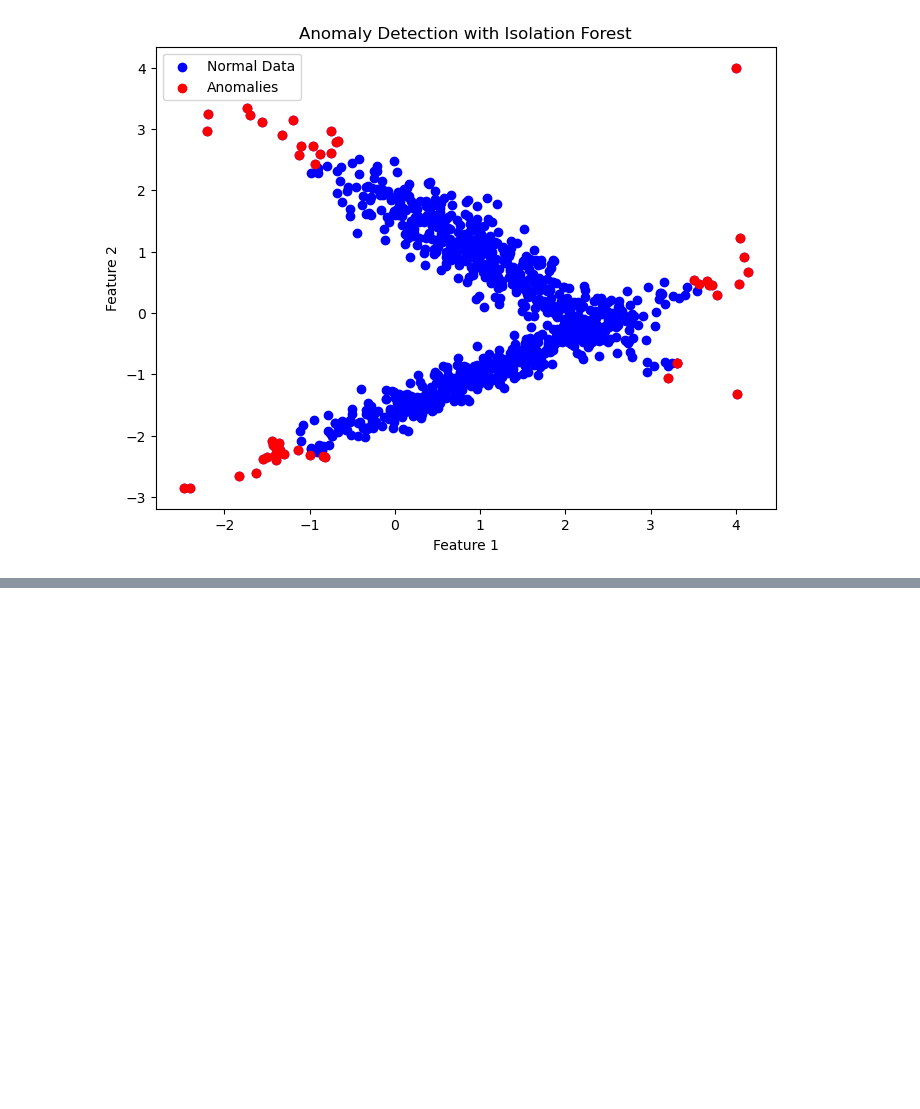
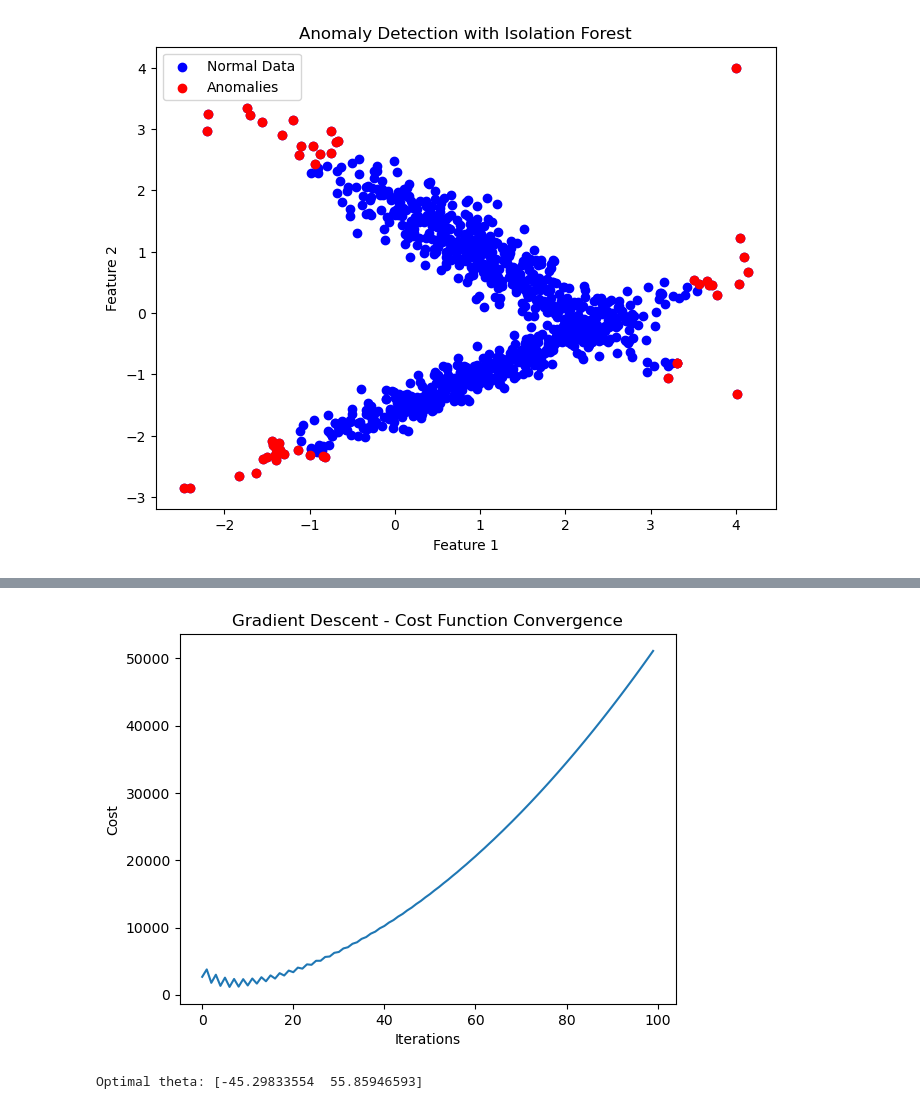
Before and after one commit to kalchan12/ml-experiments, a Jupyter notebook: ml_basics_part2 (classification)/ml_basics_part2_classification.ipynb, the cells around one changed output, grey strips where cells are left out. Saved outputs shown, nothing was run; the diff lists cells and outputs as text; code cells hidden in the pictures; blank space fills up the shorter version.

Commit message:
Gradient Descent - Cost Function Convergence

```diff
--- a/ml_basics_part2 (classification)/ml_basics_part2_classification.ipynb
+++ b/ml_basics_part2 (classification)/ml_basics_part2_classification.ipynb
@@ -1075,0 +1080,48 @@ The history saving thread hit an unexpected error (OperationalError('attempt to
+# %%
+import numpy as np
+import matplotlib.pyplot as plt
+
+def gradient_descent(X, y, learning_rate=0.01, iterations=100):
+    m = len(y)
+    n_features = X.shape[1]
+    theta = np.zeros(n_features)
+    cost_history = []
+
+    for _ in range(iterations):
+        # Compute predictions
+        predictions = np.dot(X, theta)
+        # Compute error
+        error = predictions - y
+
+        # Compute cost (mean squared error)
+        cost = np.sum(error ** 2) / (2 * m)
+        cost_history.append(cost)
+
+        # Compute gradient
+        gradient = np.dot(X.T, error) / m
+        # Update parameters
+        theta -= learning_rate * gradient.sum(axis=1) # Sum over samples
+        #theta -= learning_rate * gradient # This can be used if each column of gradient corresponds to one sample
+    return theta, cost_history
+
+# Generate sample data
+np.random.seed(0)
+X = 2 * np.random.rand(100, 1)
+y = 4 + 3 * X + np.random.randn(100, 1)
+
+# Add bias term to features
+X_b = np.c_[np.ones((100, 1)), X]
+
+# Run gradient descent
+theta, cost_history = gradient_descent(X_b, y)
+
+# Plot cost function convergence
+plt.plot(range(len(cost_history)), cost_history)
+plt.xlabel('Iterations')
+plt.ylabel('Cost')
+plt.title('Gradient Descent - Cost Function Convergence')
+plt.show()
+print("Optimal theta:", theta)
+# %% [output]
+[figure, added]
+Optimal theta: [-45.29833554  55.85946593]
```
Also changed, not shown: parts of 1 cell of this notebook.
